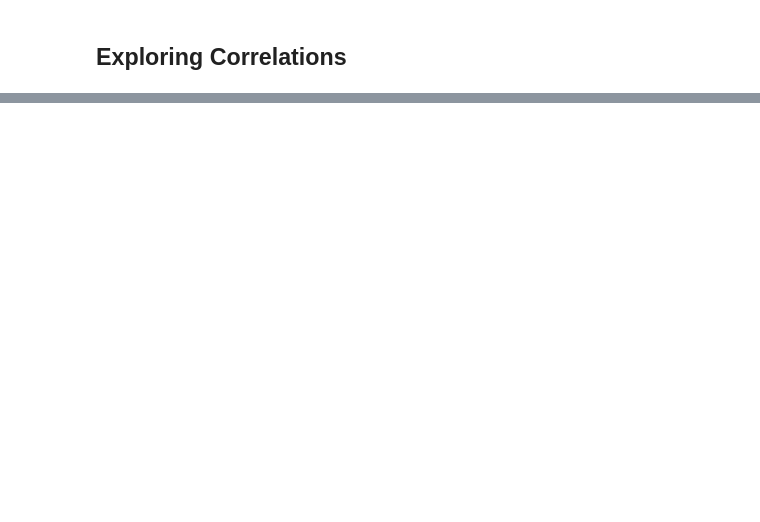
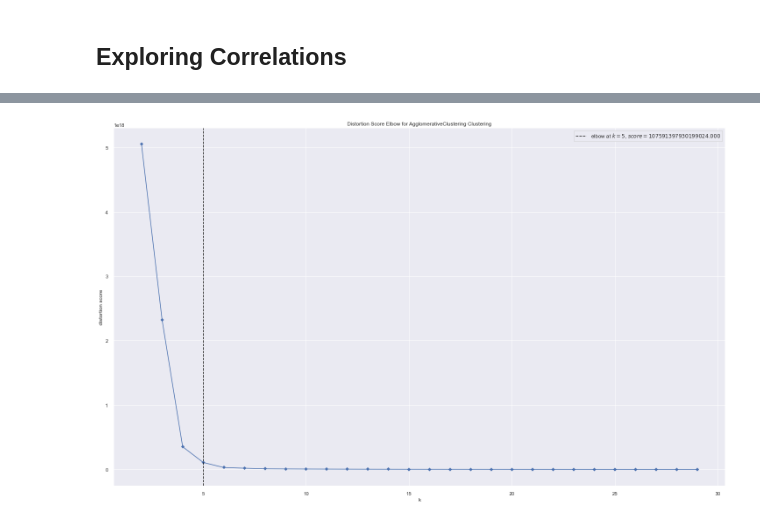
Before and after one commit to AnasMations/Google-Play-Store-Apps, a Jupyter notebook: Google Play Store App Data Analysis.ipynb, the cells around one changed output, grey strips where cells are left out. Drawn from its saved outputs; the diff is of its cells as text; code cells hidden in the pictures; blank space fills up the shorter version.

```diff
--- a/Google Play Store App Data Analysis.ipynb
+++ b/Google Play Store App Data Analysis.ipynb
@@ -638,0 +647,16 @@ p =sns.heatmap(corrmat, annot=True)
+# %%
+
+from sklearn.cluster import AgglomerativeClustering
+from yellowbrick.cluster import KElbowVisualizer
+df_clust = df[['Rating','App_Size','Installs','Reviews','Price','Last Updated']]
+
+model = AgglomerativeClustering()
+
+# k is range of number of clusters.
+visualizer = KElbowVisualizer(model, k=(2,30), timings=False)
+# Fit data to visualizer
+visualizer.fit(df_clust)
+# Finalize and rend;er figure
+visualizer.show();
+# %% [output]
+[figure, added]
```
Also changed, not shown: parts of 9 cells of this notebook.
